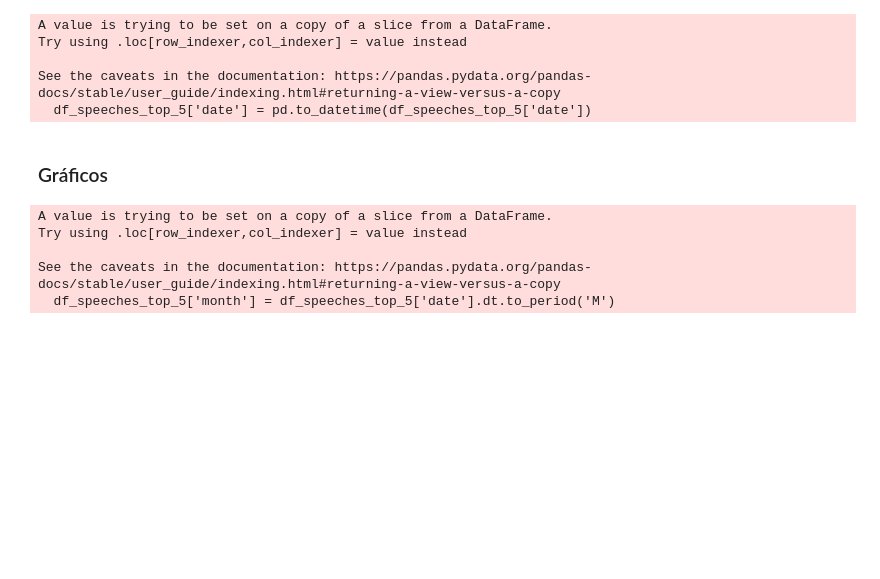
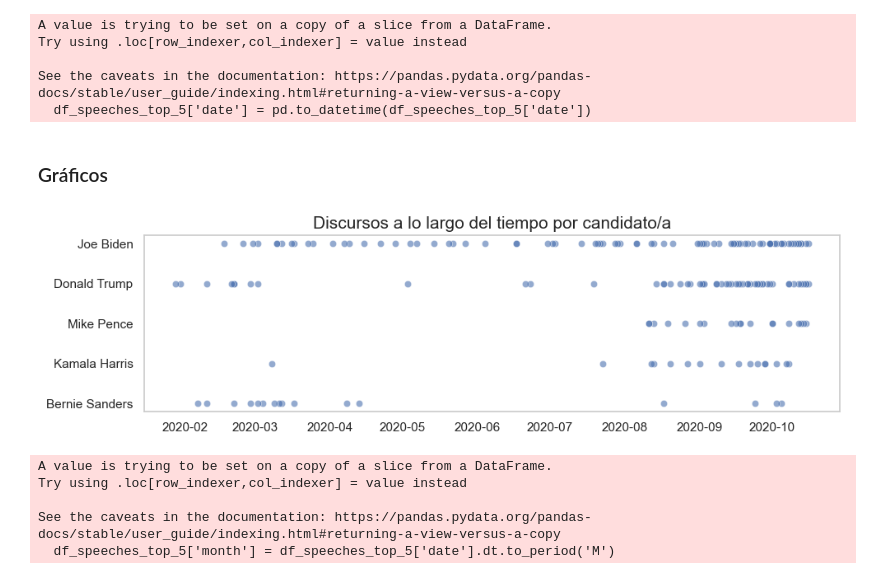
Before and after one commit to SantiQuinteros/Curso-Ciencia-Datos-FING, a Jupyter notebook: Script/Tarea 1.ipynb, the cells around one changed output. Saved outputs shown, nothing was run; the diff lists cells and outputs as text; code cells hidden in the pictures; blank space fills up the shorter version.

```diff
--- a/Script/Tarea 1.ipynb
+++ b/Script/Tarea 1.ipynb
@@ -193,14 +221,18 @@ See the caveats in the documentation: https://pandas.pydata.org/pandas-docs/stab
 # %% [markdown]
 ### Gráficos
 # %%
-plt.figure(figsize=(12,6))
-sns.scatterplot(data=df_speeches_top_5, x='date', y='speaker', alpha=0.6)
+plt.figure(figsize=(10,3))
 
-plt.title('Discursos a lo largo del tiempo por candidato/a')
-plt.xlabel('Fecha')
-plt.ylabel('Candidato/a')
+sns.scatterplot(data=df_speeches_top_5, x='date', y='speaker', alpha=0.6,  palette='crest')
+
+plt.title('Discursos a lo largo del tiempo por candidato/a', fontsize = 15)
+plt.xlabel('')
+plt.ylabel('')
+plt.grid(False)
 plt.tight_layout()
 plt.show()
+# %% [output]
+[figure, added]
 # %%
 df_speeches_top_5['month'] = df_speeches_top_5['date'].dt.to_period('M')
 
```
Also changed, not shown: parts of 6 cells of this notebook.
